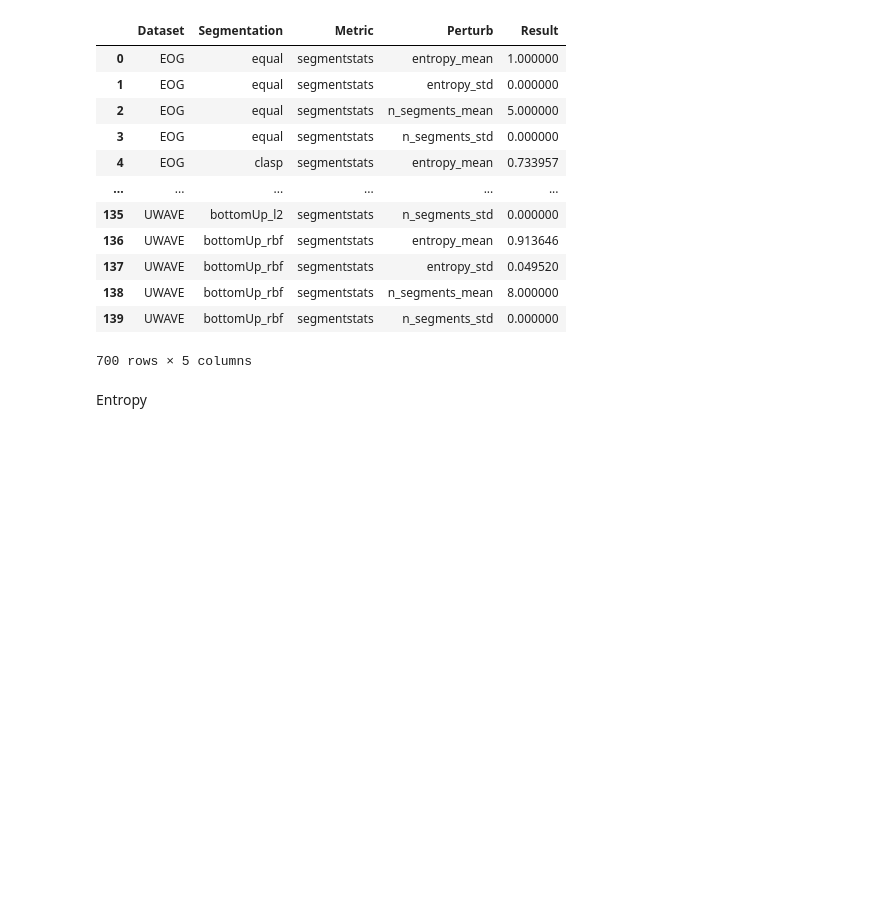
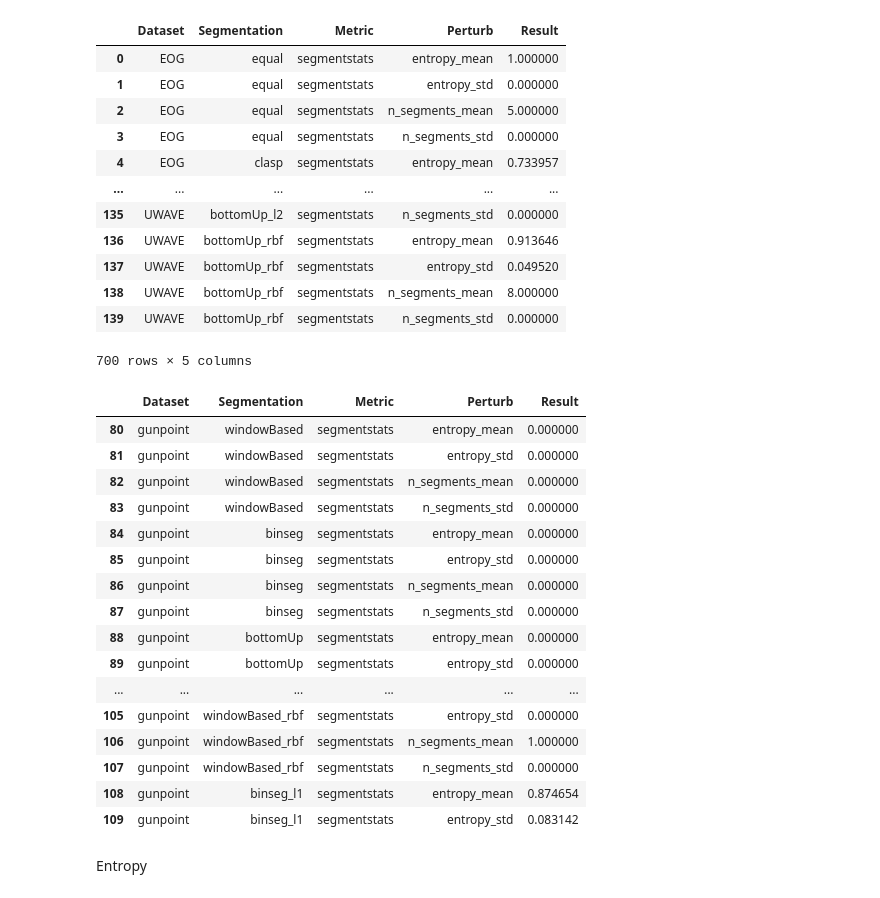
Before and after one commit to davide-serramazza/segment_SHAP, a Jupyter notebook: evaluate_segmentations.ipynb, the cells around one changed output. Cells and saved outputs as stored; diff of their text form; code cells hidden in the pictures; blank space fills up the shorter version.

```diff
--- a/evaluate_segmentations.ipynb
+++ b/evaluate_segmentations.ipynb
@@ -193,6 +193,26 @@ df
 | 138 | UWAVE | bottomUp_rbf | segmentstats | n_segments_mean | 8.000000 |
 | 139 | UWAVE | bottomUp_rbf | segmentstats | n_segments_std | 0.000000 |
 700 rows × 5 columns
+# %%
+df.iloc[220: 250]
+# %% [output]
+|  | Dataset | Segmentation | Metric | Perturb | Result |
+| 80 | gunpoint | windowBased | segmentstats | entropy_mean | 0.000000 |
+| 81 | gunpoint | windowBased | segmentstats | entropy_std | 0.000000 |
+| 82 | gunpoint | windowBased | segmentstats | n_segments_mean | 0.000000 |
+| 83 | gunpoint | windowBased | segmentstats | n_segments_std | 0.000000 |
+| 84 | gunpoint | binseg | segmentstats | entropy_mean | 0.000000 |
+| 85 | gunpoint | binseg | segmentstats | entropy_std | 0.000000 |
+| 86 | gunpoint | binseg | segmentstats | n_segments_mean | 0.000000 |
+| 87 | gunpoint | binseg | segmentstats | n_segments_std | 0.000000 |
+| 88 | gunpoint | bottomUp | segmentstats | entropy_mean | 0.000000 |
+| 89 | gunpoint | bottomUp | segmentstats | entropy_std | 0.000000 |
+| ... | ... | ... | ... | ... | ... |
+| 105 | gunpoint | windowBased_rbf | segmentstats | entropy_std | 0.000000 |
+| 106 | gunpoint | windowBased_rbf | segmentstats | n_segments_mean | 1.000000 |
+| 107 | gunpoint | windowBased_rbf | segmentstats | n_segments_std | 0.000000 |
+| 108 | gunpoint | binseg_l1 | segmentstats | entropy_mean | 0.874654 |
+| 109 | gunpoint | binseg_l1 | segmentstats | entropy_std | 0.083142 |
 # %%
 import matplotlib.pyplot as plt
 # %% [markdown]
```
